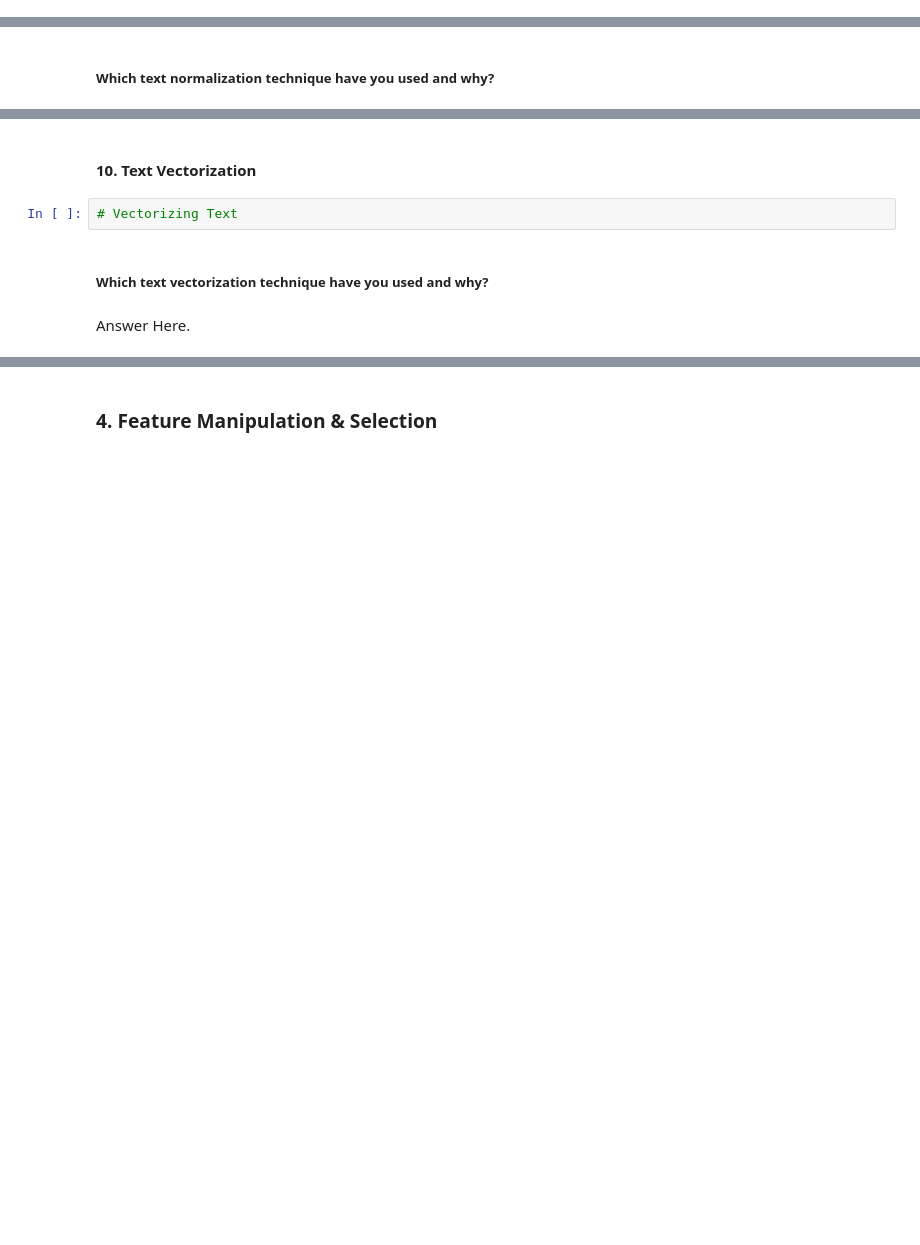
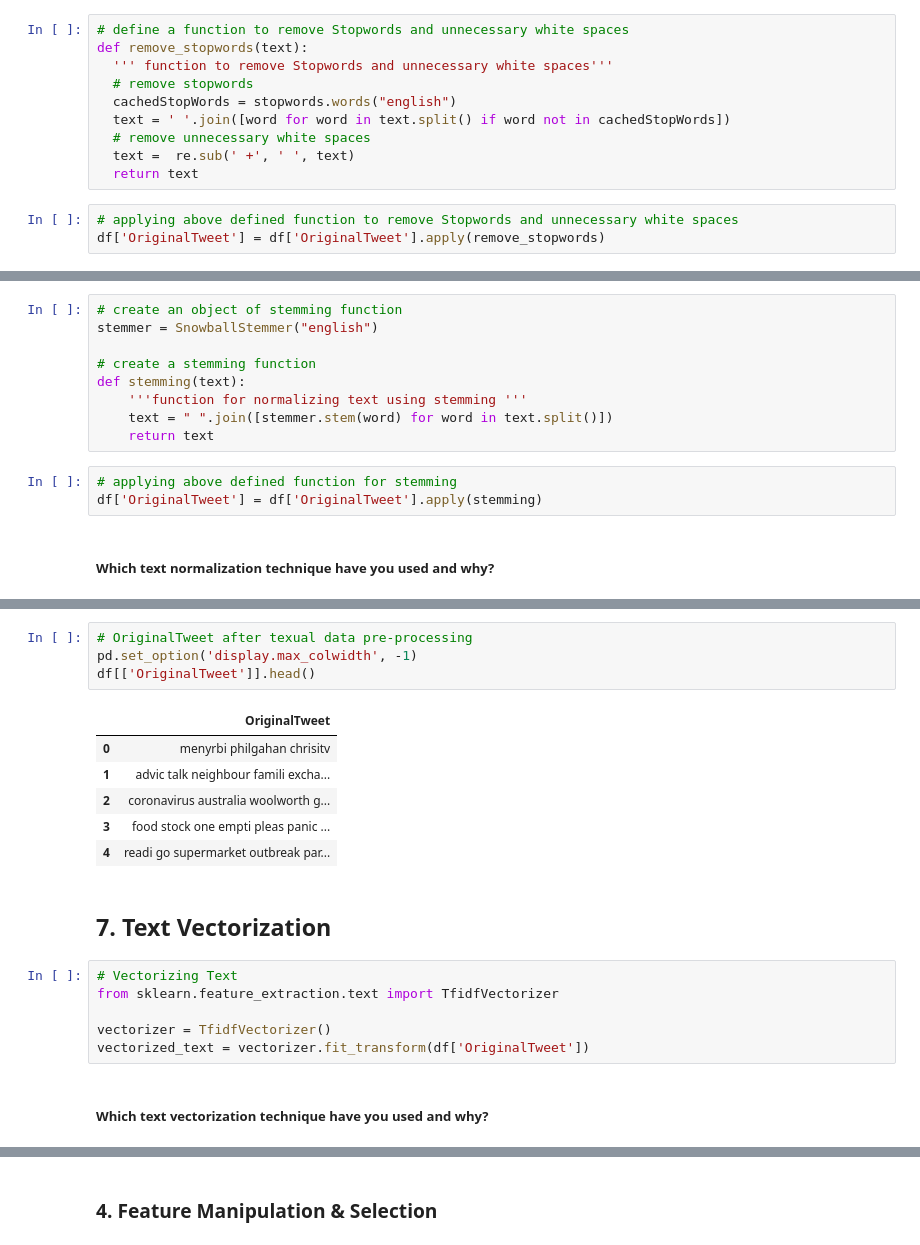
Before and after one commit to kuldeep-sngh/Covid-19-Tweet-Sentiment-Analysis, a Jupyter notebook: Covid_19_Tweet_Sentiment_Analysis.ipynb, the cells around one changed output, grey strips where cells are left out. Saved outputs shown, nothing was run; the diff lists cells and outputs as text; blank space fills up the shorter version.

Commit message:
natural language processing

```diff
--- a/Covid_19_Tweet_Sentiment_Analysis.ipynb
+++ b/Covid_19_Tweet_Sentiment_Analysis.ipynb
@@ -855,0 +908,13 @@ Answer Here.
+# %%
+# define a function to remove Stopwords and unnecessary white spaces
+def remove_stopwords(text):
+  ''' function to remove Stopwords and unnecessary white spaces'''
+  # remove stopwords
+  cachedStopWords = stopwords.words("english")
+  text = ' '.join([word for word in text.split() if word not in cachedStopWords])
+  # remove unnecessary white spaces
+  text =  re.sub(' +', ' ', text)
+  return text
+# %%
+# applying above defined function to remove Stopwords and unnecessary white spaces
+df['OriginalTweet'] = df['OriginalTweet'].apply(remove_stopwords)
@@ -856,2 +923,14 @@ Answer Here.
+# %%
+# create an object of stemming function
+stemmer = SnowballStemmer("english")
+
+# create a stemming function
+def stemming(text):
+    '''function for normalizing text using stemming '''
+    text = " ".join([stemmer.stem(word) for word in text.split()])
+    return text
+# %%
+# applying above defined function for stemming
+df['OriginalTweet'] = df['OriginalTweet'].apply(stemming)
 # %% [markdown]
 ##### Which text normalization technique have you used and why?
@@ -864,8 +947,21 @@ Answer Here.
+# %%
+# OriginalTweet after texual data pre-processing
+pd.set_option('display.max_colwidth', -1)
+df[['OriginalTweet']].head()
+# %% [output]
+|  | OriginalTweet |
+| 0 | menyrbi philgahan chrisitv |
+| 1 | advic talk neighbour famili excha... |
+| 2 | coronavirus australia woolworth g... |
+| 3 | food stock one empti pleas panic ... |
+| 4 | readi go supermarket outbreak par... |
 # %% [markdown]
-#### 10. Text Vectorization
+## 7. Text Vectorization
-# %%
-# Vectorizing Text
+# %%
+# Vectorizing Text
+from sklearn.feature_extraction.text import TfidfVectorizer
+
+vectorizer = TfidfVectorizer()
+vectorized_text = vectorizer.fit_transform(df['OriginalTweet'])
 # %% [markdown]
 ##### Which text vectorization technique have you used and why?
-# %% [markdown]
-Answer Here.
```
Also changed, not shown: parts of 41 cells of this notebook.
